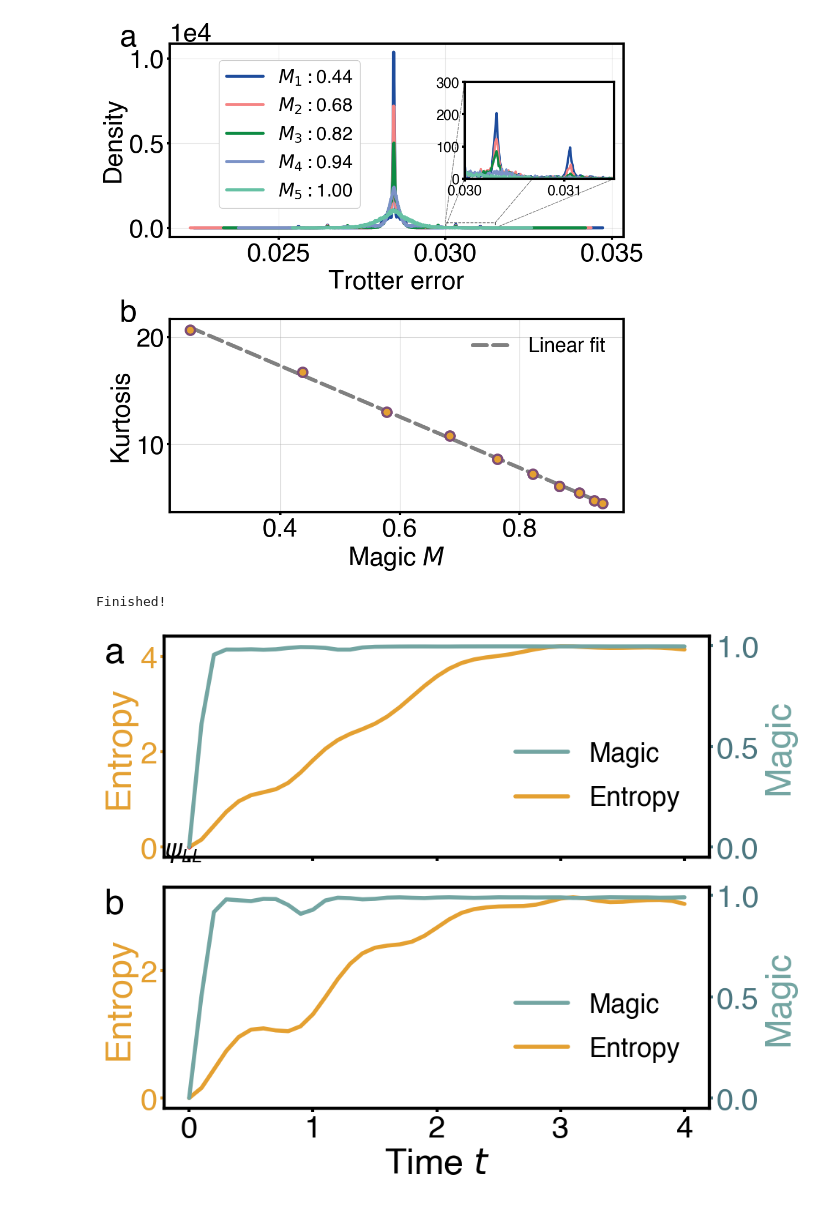
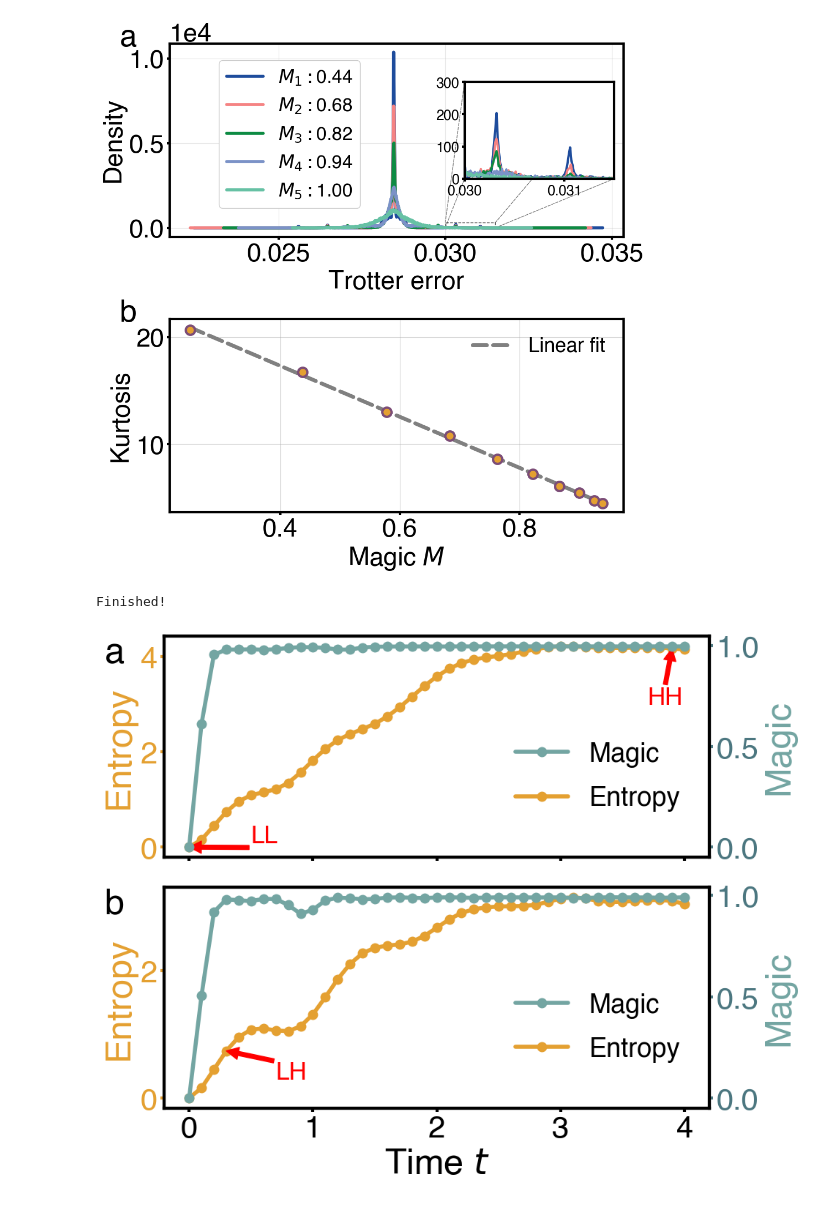
Before and after one commit to Xran-ZH/Quantum-Resource-and-Quantum-Simulation, a Jupyter notebook: kurtosis.ipynb, the cells around one changed output. Cells and saved outputs as stored; diff of their text form; code cells hidden in the pictures.

Commit message:
annotate

```diff
--- a/kurtosis.ipynb
+++ b/kurtosis.ipynb
@@ -66,6 +66,7 @@ colors = ['#E4A031', '#D68438', '#C76B60', '#B55384', '#7C4D77', '#474769',
           '#F0EFED', '#E3BBED', '#26445E']
 x = list(range(depth + 1))
 # %%
+mpl.rcParams['font.family'] = ['Helvetica', 'sans-serif']
 # Create figure with two subplots side by side
 fig, (ax1_right, ax1_left) = plt.subplots(2, 1, figsize=(10, 10), layout='constrained',sharex=True)
 
@@ -309,6 +310,7 @@ ts=30 #tick size
 ms=10 #marks size
 mes=0 #marks edge size
 lw=4  #linewidth
+As=24 #annotation size
 
 #=======Create two subplots========
 fig, (ax_up,ax_down) = plt.subplots(2,1,figsize=(10,8),sharex=True)
@@ -331,39 +333,40 @@ ax2.plot(times,magics,label="Magic",color=colors[m], marker="o", markerfacecolor
 ax_up.legend(loc='lower left', bbox_to_anchor=(0.6, 0.10), fontsize=ls, framealpha=0)
 ax2.legend(loc='lower left', bbox_to_anchor=(0.6, 0.30), fontsize=ls, framealpha=0)
 #ax_up.set_title(r"(b) Typical", fontsize=ls, pad=20)
-ax_up.plot([times[0]],[magics[0]],'o',color='red',markersize=ms*2)
-ax_up.annotate(r'$\psi_{LL}$', xy=(0, 0), xycoords='axes fraction', fontsize=ls, color='black', weight='bold')
+ax_up.annotate('LL', xy=(0, 0), xytext=(.5,.1), xycoords='data', fontsize=As, color='red', weight='normal',arrowprops=dict( color='red',shrink=0))
+ax_up.annotate('HH', xy=(3.9, entropies[39]), xytext=(3.7,3), xycoords='data', fontsize=As, color='red', weight='normal',arrowprops=dict( color='red',shrink=1))
 
 #Atypical case
 e=0
 ax_down.set_xlabel(r"Time $t$",fontdict=fontprops)
 ax_down.set_ylabel(r"Entropy", fontdict=fontprops, color=colors[e])
 ax_down.plot(times,aentropies,label="Entropy",color=colors[e], marker="o", markerfacecolor=colors[e], markeredgecolor=colors[5], markersize=ms, linestyle="-", markeredgewidth=mes, linewidth=lw)
 ax_down.ticklabel_format(style='sci', axis='y', scilimits=(-2, 2))
 ax_down.tick_params(axis='y', labelsize=ts, colors=colors[e])
 ax_down.tick_params(axis='x', labelsize=ts)
 
 ax4=ax_down.twinx()
 m=7
 ax4.set_ylabel(r"Magic", fontdict=fontprops, color=colors[m])
 ax4.tick_params(axis='y', labelsize=ts,colors=colors[m+1])
 ax4.plot(times,amagics,label="Magic",color=colors[m], marker="o", markerfacecolor=colors[m], markeredgecolor=colors[m+1], markersize=ms, linestyle="-", markeredgewidth=mes, linewidth=lw)
 
 ax_down.legend(loc='lower left', bbox_to_anchor=(0.6, 0.10), fontsize=ls, framealpha=0)
 ax4.legend(loc='lower left', bbox_to_anchor=(0.6, 0.30), fontsize=ls, framealpha=0)
 
 # Add labels (a) and (b)
 for ax, label in zip([ax_up, ax_down], ['a', 'b']):
     ax.text(-0.11, 1, label, transform=ax.transAxes, fontsize=35, va='top', weight='bold')
+ax_down.annotate('LH', xy=(.3, entropies[3]), xytext=(.7,.3), xycoords='data', fontsize=As, color='red', weight='normal',arrowprops=dict( color='red',shrink=1))
 
 piontcolors=['#D2BBD5','#AF76A2','#882E71']
 
 plt.savefig('./mag_time_data/T_Increase.pdf',
             bbox_inches='tight',  # 紧贴内容
             pad_inches=0.1,         # 无额外填充
             dpi=1200000,              # 高分辨率
             transparent=True)     # 透明背景
 print("Finished!")
 # %% [output]
 Finished!
-[figure, old version]
+[figure, new version]
```
Also changed, not shown: 3 other files.
